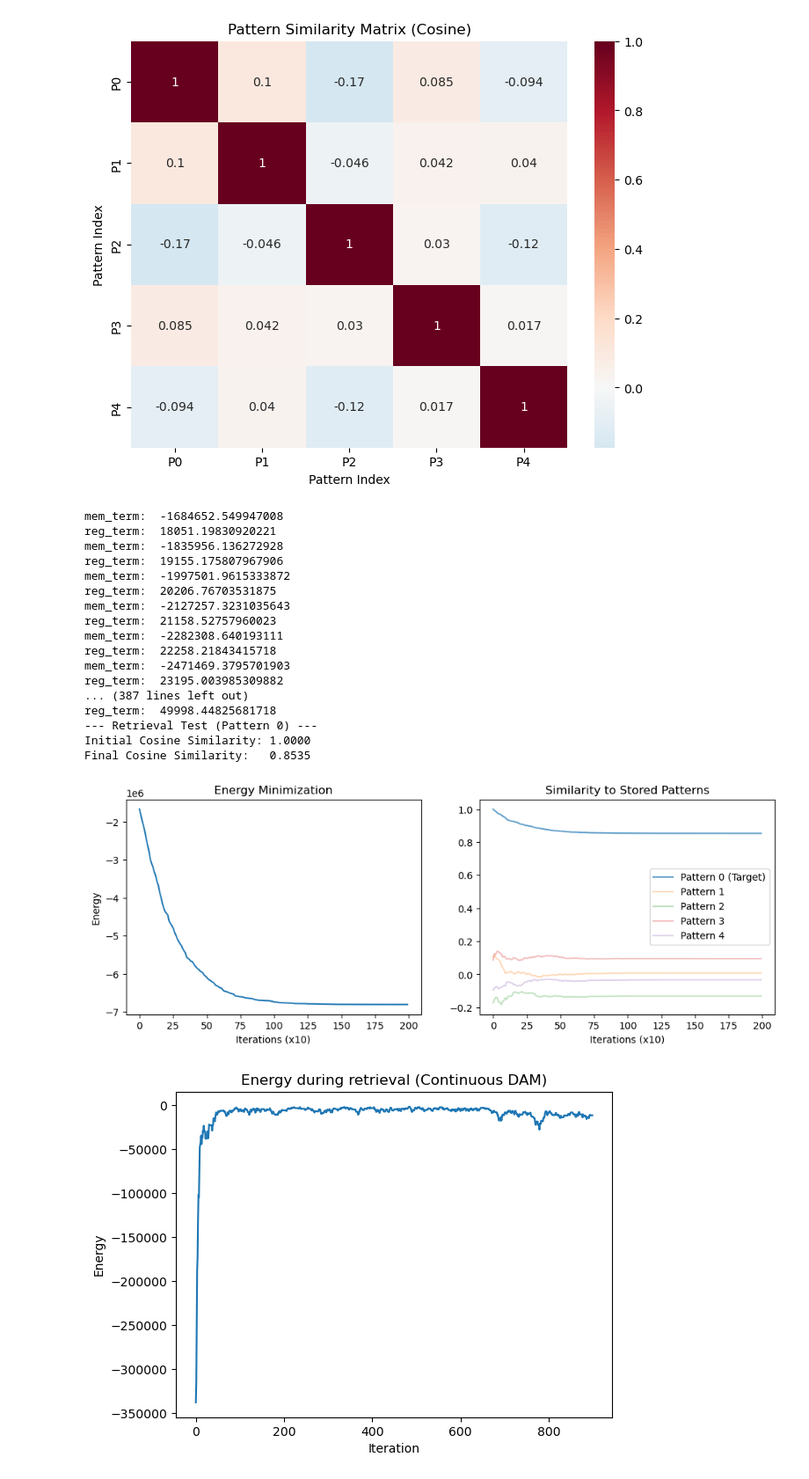
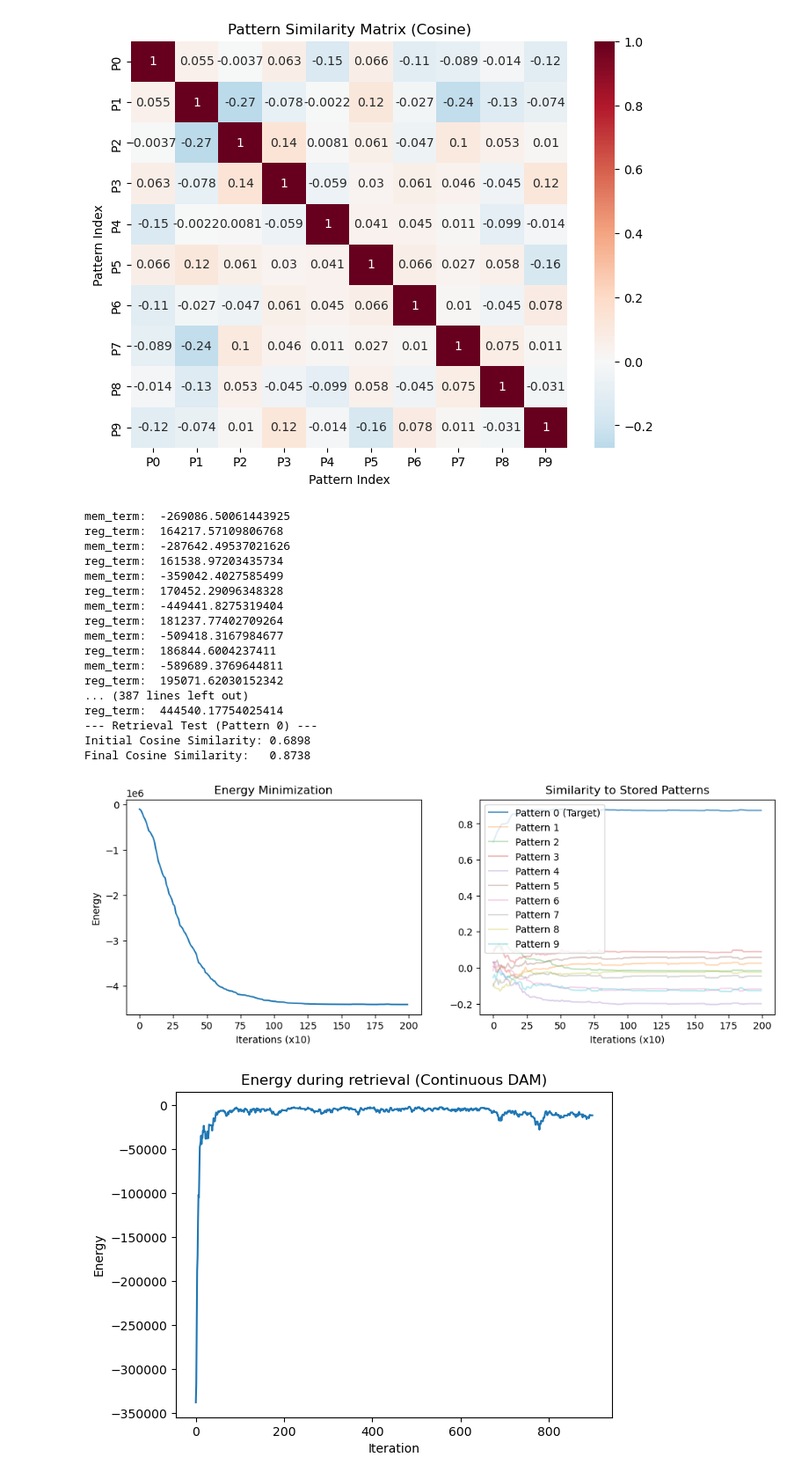
Before and after one commit to AhmedAlSunbati712/memgrid, a Jupyter notebook: DenseAM.ipynb, the cells around one changed output. Shown at 88% size. Saved outputs shown, nothing was run; the diff lists cells and outputs as text; code cells hidden in the pictures.

```diff
--- a/DenseAM.ipynb
+++ b/DenseAM.ipynb
@@ -19,0 +1295,38 @@ Something that i need to investigate is the range of lambdas that are suitable f
+# %%
+# Compare capacities across different n values
+fig, (ax1, ax2) = plt.subplots(1, 2, figsize=(16, 6))
+
+# Plot 1: Success rates for all n values on same plot
+for n in n_values_capacity:
+    data = capacity_results[n]
+    ax1.plot(data['K'], data['success_rates'], 'o-', linewidth=2, markersize=5,
+            label=f'n = {n}')
+
+ax1.axhline(y=50, color='gray', linestyle='--', alpha=0.5, label='50% threshold')
+ax1.set_xlabel('Number of Stored Patterns (K)', fontsize=12)
+ax1.set_ylabel('Success Rate (%)', fontsize=12)
+ax1.set_title('Capacity Comparison Across Different n Values', fontsize=13, fontweight='bold')
+ax1.grid(True, alpha=0.3)
+ax1.legend(fontsize=11)
+ax1.set_ylim([0, 105])
+
+# Plot 2: Storage capacity (α = K/N) vs n
+n_array = []
+alpha_array = []
+for n in n_values_capacity:
+    n_array.append(n)
+    alpha_array.append(capacity_estimates[n]['alpha'])
+
+ax2.plot(n_array, alpha_array, 'o-', linewidth=2, markersize=10, color='purple')
+ax2.set_xlabel('Energy Power (n)', fontsize=12)
+ax2.set_ylabel('Storage Capacity (α = K/N)', fontsize=12)
+ax2.set_title('Storage Capacity vs Energy Power n', fontsize=13, fontweight='bold')
+ax2.grid(True, alpha=0.3)
+
+# Add value labels
+for n, alpha in zip(n_array, alpha_array):
+    ax2.annotate(f'{alpha:.2f}', (n, alpha), textcoords="offset points",
+                xytext=(0,10), ha='center', fontsize=10)
+
+plt.tight_layout()
+plt.show()
@@ -46,11 +1361,11 @@ def plot_pattern_correlations(patterns):
 
 def test_dam_retrieval():
     N = 100
-    K = 5
+    K = 10
     n = 4
     beta = 0.01
     alpha = 0.5
-    noise_lvl = 0
+    noise_lvl = 0.5
 
     # Generate Random Patterns in (-1, 1)
     # We use sign then scale slightly to keep them near the boundaries but continuous
@@ -58,7 +1373,7 @@ def test_dam_retrieval():
     # plot the correlations between the patterns
     plot_pattern_correlations(patterns)
     # initialize Model
-    dam = DenseAssociativeMemory(patterns, n=n, beta=beta, alpha=alpha, lmbda=1000)
+    dam = DenseAssociativeMemory(patterns, n=n, beta=beta, alpha=alpha, lmbda=9000)
 
     # create a noisy query
     target_idx = 0
@@ -72,53 +1387,52 @@ def test_dam_retrieval():
     )
 
     # evaluation
     initial_sim = cosine(target_pattern, noisy_query)
     final_sim = cosine(target_pattern, retrieved_state)
 
     print(f"--- Retrieval Test (Pattern {target_idx}) ---")
     print(f"Initial Cosine Similarity: {initial_sim:.4f}")
     print(f"Final Cosine Similarity:   {final_sim:.4f}")
 
     fig, ax = plt.subplots(1, 2, figsize=(12, 4))
 
     ax[0].plot(energy_trace)
     ax[0].set_title("Energy Minimization")
     ax[0].set_xlabel("Iterations (x10)")
     ax[0].set_ylabel("Energy")
 
     # Plot similarity to all patterns over time
     sim_trace_array = np.array(sim_trace)
     for k in range(K):
         label = f"Pattern {k}" + (" (Target)" if k == target_idx else "")
         ax[1].plot(sim_trace_array[:, k], label=label, alpha=0.7 if k == target_idx else 0.3)
 
     ax[1].set_title("Similarity to Stored Patterns")
     ax[1].set_xlabel("Iterations (x10)")
     ax[1].legend()
     plt.show()
 
-# Run the test
 test_dam_retrieval()
 # %% [output]
-[figure, old version]
+[figure, new version]
-mem_term:  -1684652.549947008
-reg_term:  18051.19830920221
-mem_term:  -1835956.136272928
-reg_term:  19155.175807967906
-mem_term:  -1997501.9615333872
-reg_term:  20206.76703531875
-mem_term:  -2127257.3231035643
-reg_term:  21158.52757960023
-mem_term:  -2282308.640193111
-reg_term:  22258.21843415718
-mem_term:  -2471469.3795701903
-reg_term:  23195.003985309882
+mem_term:  -269086.50061443925
+reg_term:  164217.57109806768
+mem_term:  -287642.49537021626
+reg_term:  161538.97203435734
+mem_term:  -359042.4027585499
+reg_term:  170452.29096348328
+mem_term:  -449441.8275319404
+reg_term:  181237.77402709264
+mem_term:  -509418.3167984677
+reg_term:  186844.6004237411
+mem_term:  -589689.3769644811
+reg_term:  195071.62030152342
 ... (387 lines left out)
-reg_term:  49998.44825681718
+reg_term:  444540.17754025414
 --- Retrieval Test (Pattern 0) ---
-Initial Cosine Similarity: 1.0000
-Final Cosine Similarity:   0.8535
+Initial Cosine Similarity: 0.6898
+Final Cosine Similarity:   0.8738
-[figure, old version]
+[figure, new version]
 # %%
 import numpy as np
 import matplotlib.pyplot as plt
```
Also changed, not shown: parts of 18 cells of this notebook, 1 other file.
